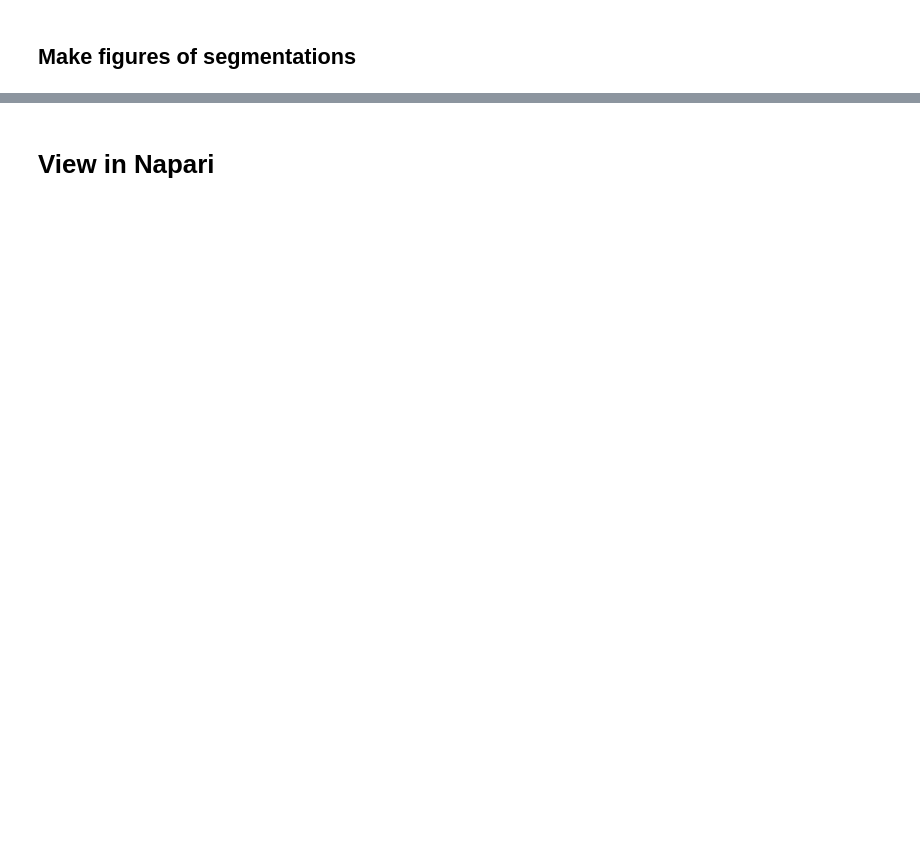
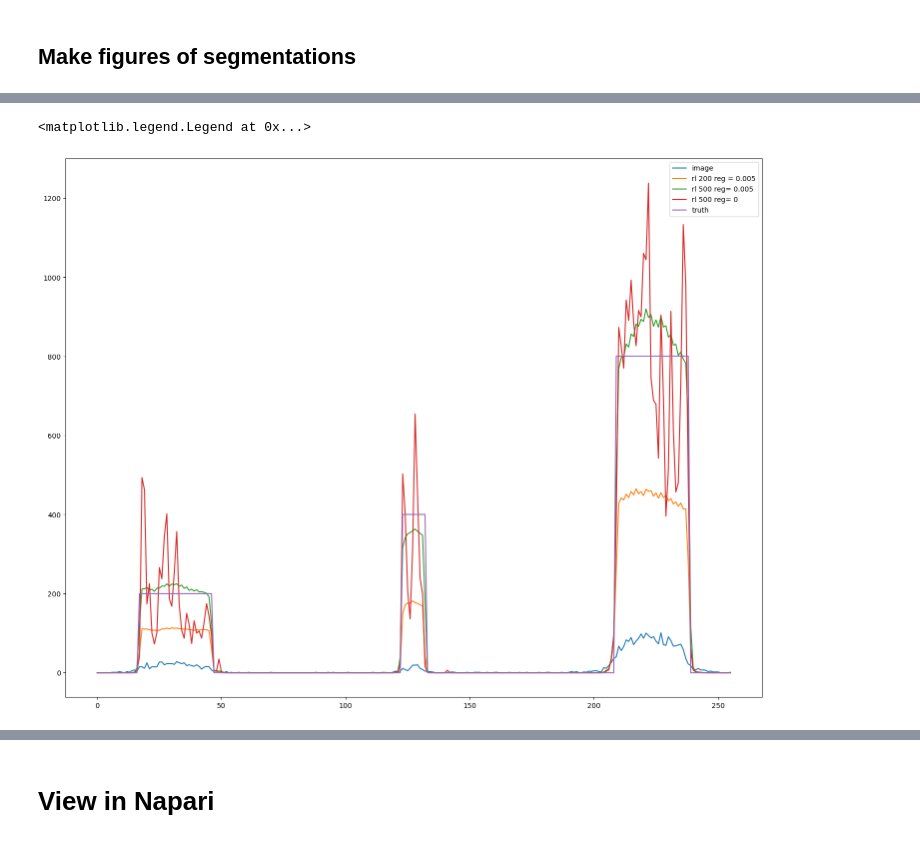
Before and after one commit to True-North-Intelligent-Algorithms/deconvolution-gpu-dl-course, a Jupyter notebook: docs/20_deconvolution/90_decon_systems_design.ipynb, the cells around one changed output, grey strips where cells are left out. Drawn from its saved outputs; the diff is of its cells as text; code cells hidden in the pictures; blank space fills up the shorter version.

```diff
--- a/docs/20_deconvolution/90_decon_systems_design.ipynb
+++ b/docs/20_deconvolution/90_decon_systems_design.ipynb
@@ -413,0 +424,28 @@ decon 2 102.0 346.71292
+# %%
+import matplotlib.pyplot as plt
+s=im.shape
+
+fig, ax = plt.subplots(figsize=(18,14))
+
+line_z=int(s[0]//2)
+line_y=int(7*s[1]//8)
+
+line=im[line_z,line_y,:]
+ax.plot(line, label = 'image')
+
+line=decon1[line_z,line_y,:]
+ax.plot(line, label='rl '+'200 reg = 0.005')
+
+line=decon2[line_z,line_y,:]
+ax.plot(line, label='rl '+'500 reg= 0.005')
+
+line=decon3[line_z,line_y,:]
+ax.plot(line, label='rl '+'500 reg= 0')
+
+line=phantom[line_z,line_y,:]
+ax.plot(line, label='truth')
+
+ax.legend()
+# %% [output]
+<matplotlib.legend.Legend at 0x...>
+[figure, added]
```
Also changed, not shown: parts of 12 cells of this notebook, 5 other files.
